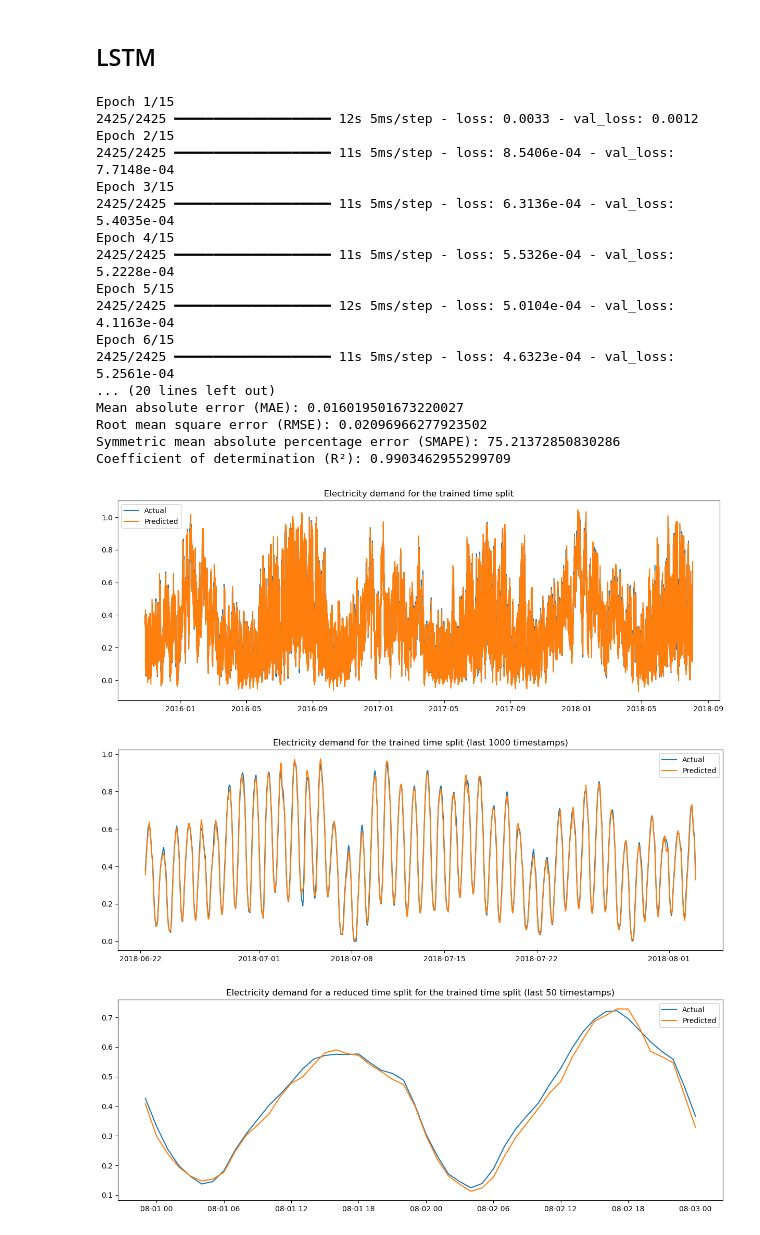
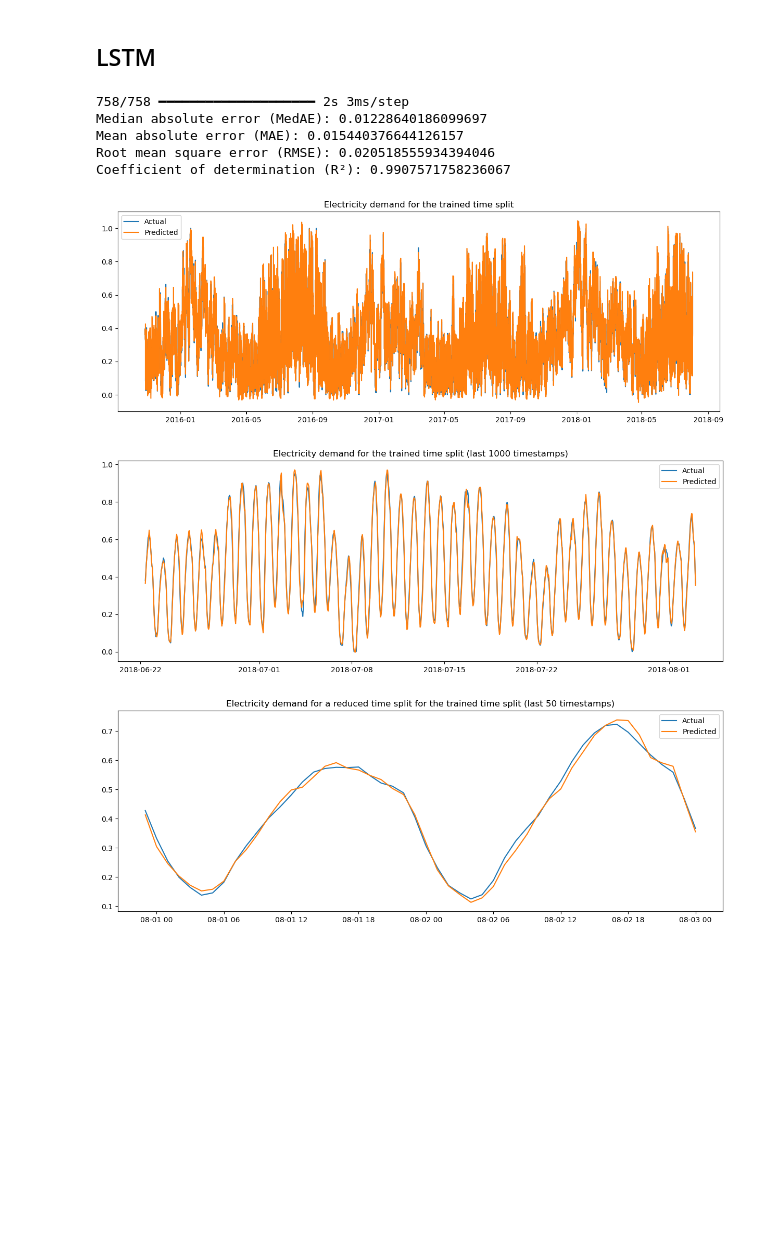
Before and after one commit to mruifer/Electricity-demand-forecast, a Jupyter notebook: notebooks/03_modeling.ipynb, the cells around one changed output. Saved outputs shown, nothing was run; the diff lists cells and outputs as text; code cells hidden in the pictures; blank space fills up the shorter version.

```diff
--- a/notebooks/03_modeling.ipynb
+++ b/notebooks/03_modeling.ipynb
@@ -86,18 +79,18 @@ def model_adjustability(y_test, y_pred):
 ## Linear Regression
 # %%
 # Model
-model = LinearRegression()
+linear_model = LinearRegression()
 
 # Train
-model.fit(X_train, y_train)
+linear_model.fit(X_train, y_train)
 
 # Predict
-y_pred = model.predict(X_test)
+y_pred_linear = linear_model.predict(X_test)
 
 # Importances
-importance = pd.Series(model.coef_, index=df.drop(columns=["AEP_MW", "AEP_MW_scaled"]).columns)
+importance = pd.Series(linear_model.coef_, index=df.drop(columns=["AEP_MW", "AEP_MW_scaled"]).columns)
 
-model_adjustability(y_test, y_pred)
+model_adjustability(y_test, y_pred_linear)
 
 importance.sort_values().plot(kind="barh", figsize=(10,6))
 plt.title("Linear Regression Feature Importance (Coefficients)")
@@ -116,13 +108,13 @@ Coefficient of determination (R²): 0.9929343744759714
 ## Random Forest Regression
 # %%
 # Model
-model = RandomForestRegressor(n_estimators=100, random_state=42)
+rfr_model = RandomForestRegressor(n_estimators=75, random_state=42)
 
 # Train
-model.fit(X_train, y_train)
+rfr_model.fit(X_train, y_train)
 
 # Predict
-y_pred = model.predict(X_test)
+y_pred_rfr = rfr_model.predict(X_test)
 
-model_adjustability(y_test, y_pred)
+model_adjustability(y_test, y_pred_rfr)
 # %% [output]
@@ -137,13 +129,13 @@ Coefficient of determination (R²): 0.9949270973131202
 ## XGBoost Regression
 # %%
 # Model
-model = XGBRegressor(n_estimators=500, learning_rate=0.05, max_depth=6, subsample=0.8, colsample_bytree=0.8, random_state=42, objective='reg:squarederror', early_stopping_rounds=50)
+xgb_model = XGBRegressor(n_estimators=500, learning_rate=0.05, max_depth=6, subsample=0.8, colsample_bytree=0.8, random_state=42, objective='reg:squarederror', early_stopping_rounds=50)
 
 # Train
-model.fit(X_train, y_train, eval_set=[(X_test, y_test)], verbose=True)
+xgb_model.fit(X_train, y_train, eval_set=[(X_test, y_test)], verbose=False)
 
 # Predict
-y_pred = model.predict(X_test)
+y_pred_xgb = xgb_model.predict(X_test)
 
-model_adjustability(y_test, y_pred)
+model_adjustability(y_test, y_pred_xgb)
 # %% [output]
@@ -171,15 +150,15 @@ Coefficient of determination (R²): 0.995844977265552
 ## MLPRegresor
 # %%
 # Model with 2 hidden layers
-model = MLPRegressor(hidden_layer_sizes=(64, 32), activation='relu', solver='adam', max_iter=500, random_state=42)
+mlpr_model = MLPRegressor(hidden_layer_sizes=(64, 32), activation='relu', solver='adam', max_iter=500, random_state=42)
 
 # Train
-model.fit(X_train, y_train)
+mlpr_model.fit(X_train, y_train)
 
 # Predict
-y_pred = model.predict(X_test)
+y_pred_mlpr = mlpr_model.predict(X_test)
 
-model_adjustability(y_test, y_pred)
+model_adjustability(y_test, y_pred_mlpr)
 # %% [output]
 Median absolute error (MedAE): 0.009760582256549521
 Mean absolute error (MAE): 0.012193635925780872
@@ -231,51 +197,38 @@ Coefficient of determination (R²): 0.9964874580780724
 # %%
 # Function to create temporal sequences
 def create_sequences(X, y, window_size):
     Xs, ys = [], []
     for i in range(len(X) - window_size):
         Xs.append(X[i:i+window_size])
         ys.append(y[i+window_size])
     return np.array(Xs), np.array(ys)
 
 # Create sequences for the training
 window_size = 24  # Use last 24 hours for the next one
 X_seq, y_seq = create_sequences(X_train, y_train, window_size)
 
 # Model
-model = Sequential([keras.Input(shape=(window_size, X_seq.shape[2])), LSTM(64, activation='tanh'),Dense(1)])
-model = Sequential([LSTM(64, activation='tanh', input_shape=(window_size, X_seq.shape[2])), Dense(1)])
+lstm_model = Sequential([keras.Input(shape=(window_size, X_seq.shape[2])), LSTM(64, activation='tanh'),Dense(1)])
 
 # Compile
-model.compile(optimizer='adam', loss='mse')
+lstm_model.compile(optimizer='adam', loss='mse')
 
 # Train
-model.fit(X_seq, y_seq, epochs=15, batch_size=32, validation_split=0.2)
+lstm_model.fit(X_seq, y_seq, epochs=20, batch_size=32, validation_split=0.2, verbose=0)
 
 # Create sequencies for the test
 X_test_seq, y_test_seq = create_sequences(np.concatenate([X_train[-window_size:], X_test]), np.concatenate([y_train[-window_size:], y_test]), window_size)
 
 # Predict
-y_pred = model.predict(X_test_seq)
+y_pred_lstm = lstm_model.predict(X_test_seq)
 
-model_adjustability(y_test_seq, y_pred)
+model_adjustability(y_test_seq, y_pred_lstm)
 # %% [output]
-Epoch 1/15
-2425/2425 ━━━━━━━━━━━━━━━━━━━━ 12s 5ms/step - loss: 0.0033 - val_loss: 0.0012
-Epoch 2/15
-2425/2425 ━━━━━━━━━━━━━━━━━━━━ 11s 5ms/step - loss: 8.5406e-04 - val_loss: 7.7148e-04
-Epoch 3/15
-2425/2425 ━━━━━━━━━━━━━━━━━━━━ 11s 5ms/step - loss: 6.3136e-04 - val_loss: 5.4035e-04
-Epoch 4/15
-2425/2425 ━━━━━━━━━━━━━━━━━━━━ 11s 5ms/step - loss: 5.5326e-04 - val_loss: 5.2228e-04
-Epoch 5/15
-2425/2425 ━━━━━━━━━━━━━━━━━━━━ 12s 5ms/step - loss: 5.0104e-04 - val_loss: 4.1163e-04
-Epoch 6/15
-2425/2425 ━━━━━━━━━━━━━━━━━━━━ 11s 5ms/step - loss: 4.6323e-04 - val_loss: 5.2561e-04
-... (20 lines left out)
-Mean absolute error (MAE): 0.016019501673220027
-Root mean square error (RMSE): 0.02096966277923502
-Symmetric mean absolute percentage error (SMAPE): 75.21372850830286
-Coefficient of determination (R²): 0.9903462955299709
+758/758 ━━━━━━━━━━━━━━━━━━━━ 2s 3ms/step
+Median absolute error (MedAE): 0.01228640186099697
+Mean absolute error (MAE): 0.015440376644126157
+Root mean square error (RMSE): 0.020518555934394046
+Coefficient of determination (R²): 0.9907571758236067
-[figure, old version]
+[figure, new version]
-[figure, old version]
+[figure, new version]
-[figure, old version]
+[figure, new version]
```
Also changed, not shown: parts of 6 cells of this notebook.
